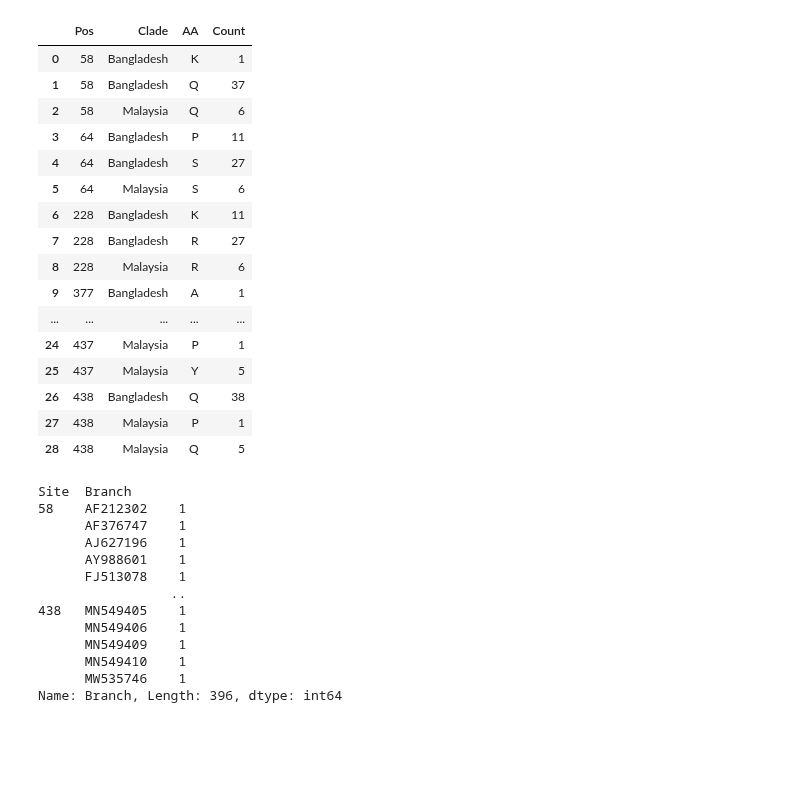
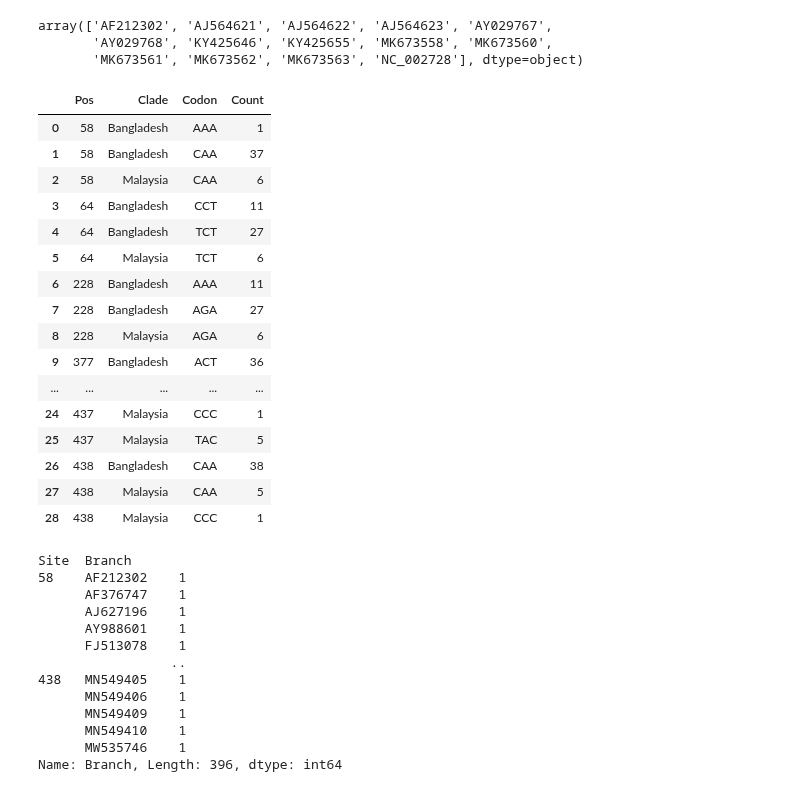
Before and after one commit to sanju99/niv_evo, a Jupyter notebook: evo_selection.ipynb, the cells around one changed output. Drawn from its saved outputs; the diff is of its cells as text; code cells hidden in the pictures; blank space fills up the shorter version.

```diff
--- a/evo_selection.ipynb
+++ b/evo_selection.ipynb
@@ -15,10 +15,8 @@ from Bio.pairwise2 import format_alignment
 import seaborn as sns
 import matplotlib.pyplot as plt
 
-from sklearn.model_selection import train_test_split
+metadata = pd.read_csv("metadata.csv")
 
-metadata = pd.read_csv("metadata_all.csv")
-
-# create column for the Bangladesh and Malaysia clades
-metadata["Clade_grouped"] = metadata["Country"].map({"Cambodia": "Malaysia", "Thailand": "Bangladesh", "India": "Bangladesh"}).fillna(metadata["Country"])
+# # create column for the Bangladesh and Malaysia clades
+# metadata["Clade_grouped"] = metadata["Country"].map({"Cambodia": "Malaysia", "Thailand": "Bangladesh", "India": "Bangladesh"}).fillna(metadata["Country"])
 # %% [markdown]
@@ -75,26 +110,32 @@ array([228, 377, 380, 408, 421, 437, 438,  58,  64])
+# %%
+multi_host.ID.values
+# %% [output]
+array(['AF212302', 'AJ564621', 'AJ564622', 'AJ564623', 'AY029767',
+       'AY029768', 'KY425646', 'KY425655', 'MK673558', 'MK673560',
+       'MK673561', 'MK673562', 'MK673563', 'NC_002728'], dtype=object)
 # %%
-P_meme_summary_df = P_meme_sites_aa.groupby(["Pos", "Clade_grouped", "AA"])[["Codon"]].count().reset_index()
-P_meme_summary_df.columns = ["Pos", "Clade", "AA", "Count"]
+P_meme_summary_df = P_meme_sites_aa.groupby(["Pos", "Clade_grouped", "Codon"])[["AA"]].count().reset_index()
+P_meme_summary_df.columns = ["Pos", "Clade", "Codon", "Count"]
 P_meme_summary_df["Pos"] = P_meme_summary_df["Pos"].astype(int)
 P_meme_summary_df.sort_values(["Pos", "Clade"]).reset_index(drop=True)
 # %% [output]
-|  | Pos | Clade | AA | Count |
-| 0 | 58 | Bangladesh | K | 1 |
-| 1 | 58 | Bangladesh | Q | 37 |
-| 2 | 58 | Malaysia | Q | 6 |
-| 3 | 64 | Bangladesh | P | 11 |
-| 4 | 64 | Bangladesh | S | 27 |
-| 5 | 64 | Malaysia | S | 6 |
-| 6 | 228 | Bangladesh | K | 11 |
-| 7 | 228 | Bangladesh | R | 27 |
-| 8 | 228 | Malaysia | R | 6 |
-| 9 | 377 | Bangladesh | A | 1 |
+|  | Pos | Clade | Codon | Count |
+| 0 | 58 | Bangladesh | AAA | 1 |
+| 1 | 58 | Bangladesh | CAA | 37 |
+| 2 | 58 | Malaysia | CAA | 6 |
+| 3 | 64 | Bangladesh | CCT | 11 |
+| 4 | 64 | Bangladesh | TCT | 27 |
+| 5 | 64 | Malaysia | TCT | 6 |
+| 6 | 228 | Bangladesh | AAA | 11 |
+| 7 | 228 | Bangladesh | AGA | 27 |
+| 8 | 228 | Malaysia | AGA | 6 |
+| 9 | 377 | Bangladesh | ACT | 36 |
 | ... | ... | ... | ... | ... |
-| 24 | 437 | Malaysia | P | 1 |
-| 25 | 437 | Malaysia | Y | 5 |
-| 26 | 438 | Bangladesh | Q | 38 |
-| 27 | 438 | Malaysia | P | 1 |
-| 28 | 438 | Malaysia | Q | 5 |
+| 24 | 437 | Malaysia | CCC | 1 |
+| 25 | 437 | Malaysia | TAC | 5 |
+| 26 | 438 | Bangladesh | CAA | 38 |
+| 27 | 438 | Malaysia | CAA | 5 |
+| 28 | 438 | Malaysia | CCC | 1 |
 # %%
 # find the sites that are evolving
 sig_branches = meme_branches.query("Site in @sig_sites")
```
Also changed, not shown: parts of 12 cells of this notebook, 24 other files.
